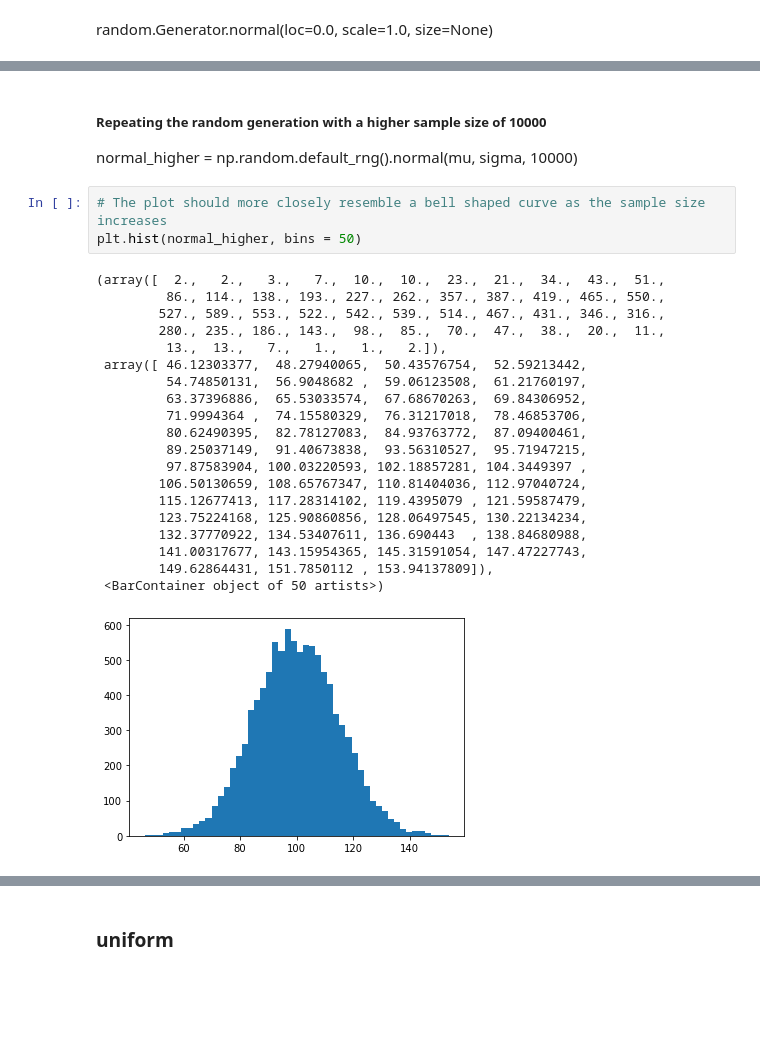
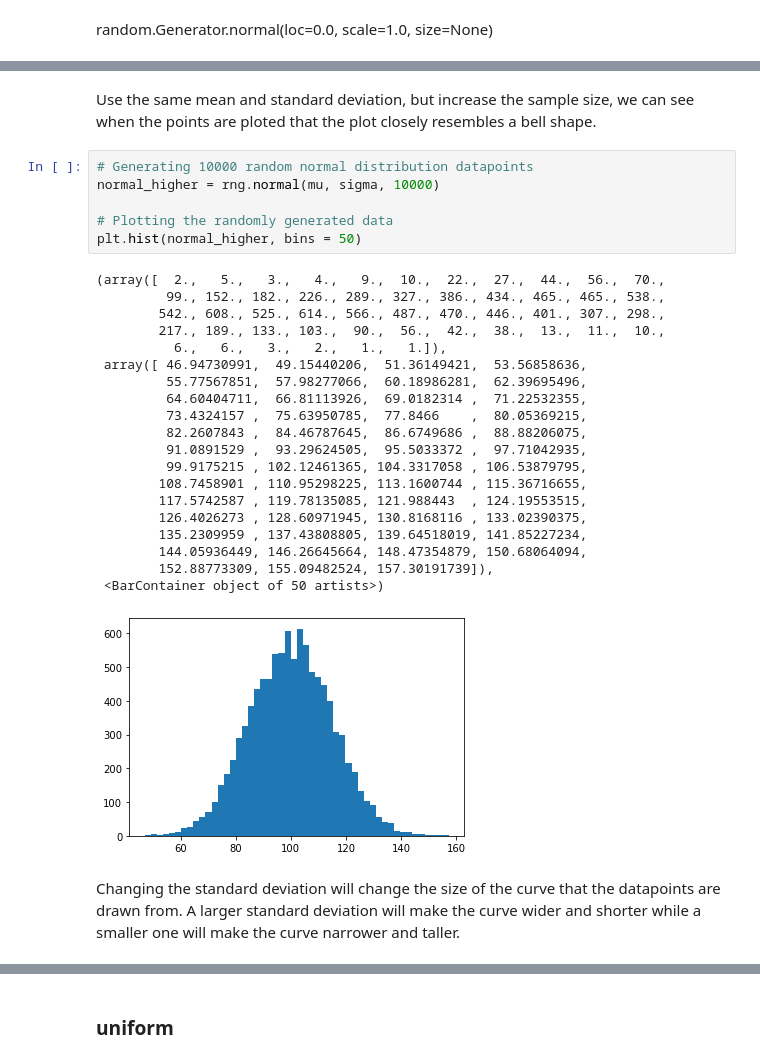
Before and after one commit to andrewjscott/Programming-for-Data-Analysis-Assignment, a Jupyter notebook: Numpy-random.ipynb, the cells around one changed output, grey strips where cells are left out. Drawn from its saved outputs; the diff is of its cells as text; blank space fills up the shorter version.

```diff
--- a/Numpy-random.ipynb
+++ b/Numpy-random.ipynb
@@ -507,27 +511,31 @@ plt.hist(normal, bins = 50)
 # %% [markdown]
-##### Repeating the random generation with a higher sample size of 10000
-normal_higher = np.random.default_rng().normal(mu, sigma, 10000)
+Use the same mean and standard deviation, but increase the sample size, we can see when the points are ploted that the plot closely resembles a bell shape.
 # %%
-# The plot should more closely resemble a bell shaped curve as the sample size increases
+# Generating 10000 random normal distribution datapoints
+normal_higher = rng.normal(mu, sigma, 10000)
+
+# Plotting the randomly generated data
 plt.hist(normal_higher, bins = 50)
 # %% [output]
-(array([  2.,   2.,   3.,   7.,  10.,  10.,  23.,  21.,  34.,  43.,  51.,
-         86., 114., 138., 193., 227., 262., 357., 387., 419., 465., 550.,
-        527., 589., 553., 522., 542., 539., 514., 467., 431., 346., 316.,
-        280., 235., 186., 143.,  98.,  85.,  70.,  47.,  38.,  20.,  11.,
-         13.,  13.,   7.,   1.,   1.,   2.]),
- array([ 46.12303377,  48.27940065,  50.43576754,  52.59213442,
-         54.74850131,  56.9048682 ,  59.06123508,  61.21760197,
-         63.37396886,  65.53033574,  67.68670263,  69.84306952,
-         71.9994364 ,  74.15580329,  76.31217018,  78.46853706,
-         80.62490395,  82.78127083,  84.93763772,  87.09400461,
-         89.25037149,  91.40673838,  93.56310527,  95.71947215,
-         97.87583904, 100.03220593, 102.18857281, 104.3449397 ,
-        106.50130659, 108.65767347, 110.81404036, 112.97040724,
-        115.12677413, 117.28314102, 119.4395079 , 121.59587479,
-        123.75224168, 125.90860856, 128.06497545, 130.22134234,
-        132.37770922, 134.53407611, 136.690443  , 138.84680988,
-        141.00317677, 143.15954365, 145.31591054, 147.47227743,
-        149.62864431, 151.7850112 , 153.94137809]),
+(array([  2.,   5.,   3.,   4.,   9.,  10.,  22.,  27.,  44.,  56.,  70.,
+         99., 152., 182., 226., 289., 327., 386., 434., 465., 465., 538.,
+        542., 608., 525., 614., 566., 487., 470., 446., 401., 307., 298.,
+        217., 189., 133., 103.,  90.,  56.,  42.,  38.,  13.,  11.,  10.,
+          6.,   6.,   3.,   2.,   1.,   1.]),
+ array([ 46.94730991,  49.15440206,  51.36149421,  53.56858636,
+         55.77567851,  57.98277066,  60.18986281,  62.39695496,
+         64.60404711,  66.81113926,  69.0182314 ,  71.22532355,
+         73.4324157 ,  75.63950785,  77.8466    ,  80.05369215,
+         82.2607843 ,  84.46787645,  86.6749686 ,  88.88206075,
+         91.0891529 ,  93.29624505,  95.5033372 ,  97.71042935,
+         99.9175215 , 102.12461365, 104.3317058 , 106.53879795,
+        108.7458901 , 110.95298225, 113.1600744 , 115.36716655,
+        117.5742587 , 119.78135085, 121.988443  , 124.19553515,
+        126.4026273 , 128.60971945, 130.8168116 , 133.02390375,
+        135.2309959 , 137.43808805, 139.64518019, 141.85227234,
+        144.05936449, 146.26645664, 148.47354879, 150.68064094,
+        152.88773309, 155.09482524, 157.30191739]),
  <BarContainer object of 50 artists>)
-[figure, old version]
+[figure, new version]
+# %% [markdown]
+Changing the standard deviation will change the size of the curve that the datapoints are drawn from. A larger standard deviation will make the curve wider and shorter while a smaller one will make the curve narrower and taller.
```
Also changed, not shown: parts of 52 cells of this notebook.
